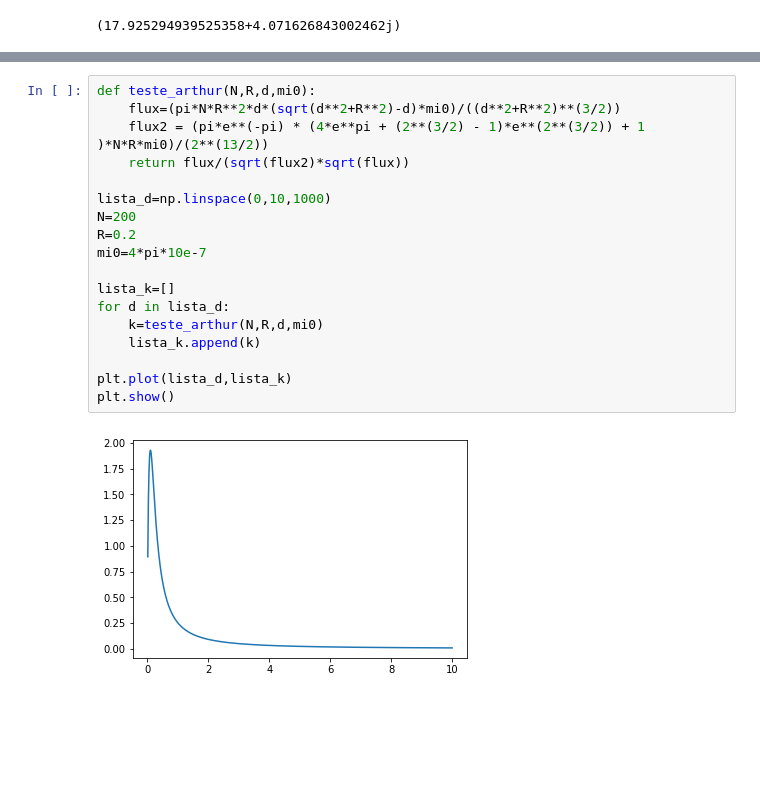
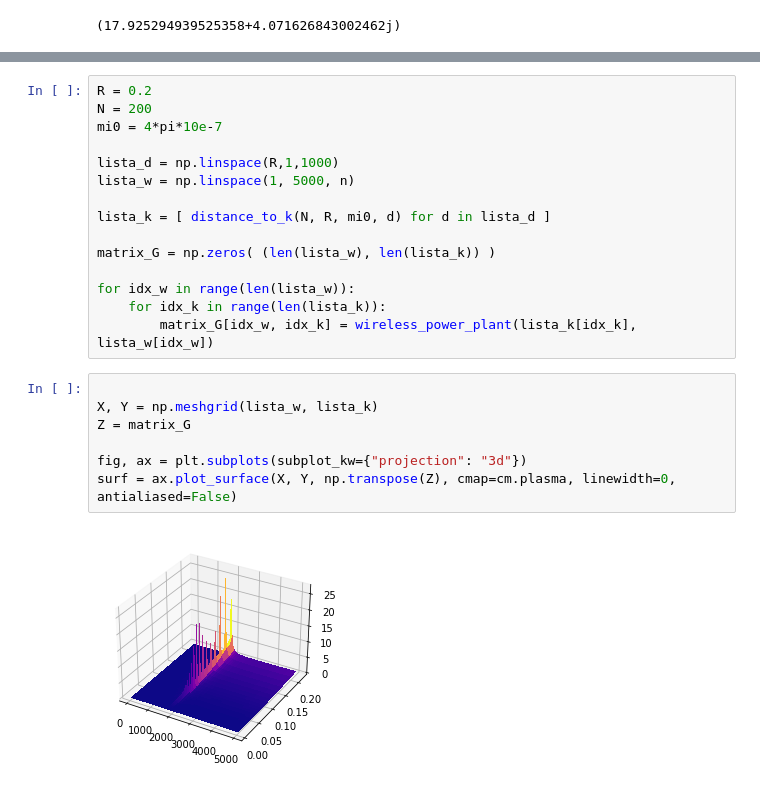
Before and after one commit to DualStream799/Wireless-Power-Transfer-Simulation, a Jupyter notebook: WPT-Simulation.ipynb, the cells around one changed output, grey strips where cells are left out. Drawn from its saved outputs; the diff is of its cells as text; blank space fills up the shorter version.

```diff
--- a/WPT-Simulation.ipynb
+++ b/WPT-Simulation.ipynb
@@ -298,23 +287,27 @@ plt.show()
-# %%
-def teste_arthur(N,R,d,mi0):
-    flux=(pi*N*R**2*d*(sqrt(d**2+R**2)-d)*mi0)/((d**2+R**2)**(3/2))
-    flux2 = (pi*e**(-pi) * (4*e**pi + (2**(3/2) - 1)*e**(2**(3/2)) + 1 )*N*R*mi0)/(2**(13/2))
-    return flux/(sqrt(flux2)*sqrt(flux))
-
-lista_d=np.linspace(0,10,1000)
-N=200
-R=0.2
-mi0=4*pi*10e-7
-
-lista_k=[]
-for d in lista_d:
-    k=teste_arthur(N,R,d,mi0)
-    lista_k.append(k)
-
-plt.plot(lista_d,lista_k)
-plt.show()
-# %% [output]
-[figure, removed]
+# %%
+R = 0.2
+N = 200
+mi0 = 4*pi*10e-7
+
+lista_d = np.linspace(R,1,1000)
+lista_w = np.linspace(1, 5000, n)
+
+lista_k = [ distance_to_k(N, R, mi0, d) for d in lista_d ]
+
+matrix_G = np.zeros( (len(lista_w), len(lista_k)) )
+
+for idx_w in range(len(lista_w)):
+    for idx_k in range(len(lista_k)):
+        matrix_G[idx_w, idx_k] = wireless_power_plant(lista_k[idx_k], lista_w[idx_w])
+# %%
+
+X, Y = np.meshgrid(lista_w, lista_k)
+Z = matrix_G
+
+fig, ax = plt.subplots(subplot_kw={"projection": "3d"})
+surf = ax.plot_surface(X, Y, np.transpose(Z), cmap=cm.plasma, linewidth=0, antialiased=False)
+# %% [output]
+[figure, added]
 # %%
 def transformer(v1, w, m, z1, z2):
     xm = 1j*w*m
```
Also changed, not shown: parts of 6 cells of this notebook.
